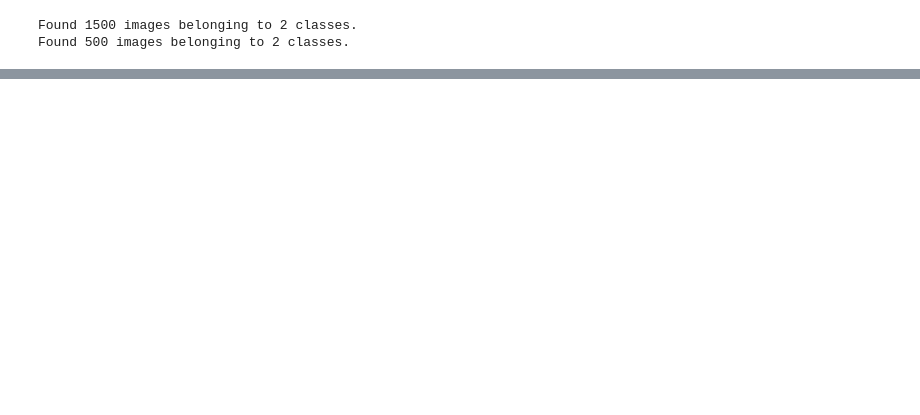
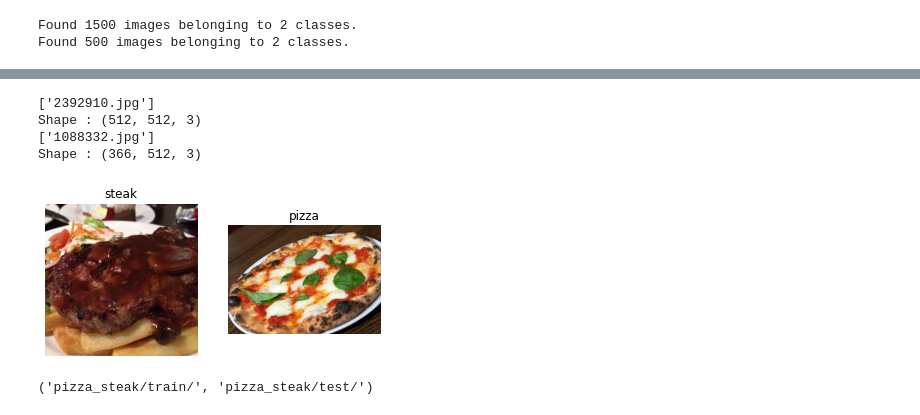
Before and after one commit to sanketpatel32/Deep-Learning, a Jupyter notebook: CNN.ipynb, the cells around one changed output, grey strips where cells are left out. Cells and saved outputs as stored; diff of their text form; code cells hidden in the pictures; blank space fills up the shorter version.

```diff
--- a/CNN.ipynb
+++ b/CNN.ipynb
@@ -141,3 +141,19 @@ Total params: 31,101
 Trainable params: 31,101
 Non-trainable params: 0
 _________________________________________________________________
+# %%
+plt.figure()
+plt.subplot(1,2,1)
+steak_img = veiw_random_image(target_dir="pizza_steak/train/" , target_class="steak")
+plt.subplot(1,2,2)
+pizza_img = veiw_random_image(target_dir="pizza_steak/train/" , target_class="pizza")
+# %% [output]
+['2392910.jpg']
+Shape : (512, 512, 3)
+['1088332.jpg']
+Shape : (366, 512, 3)
+[figure, added]
+# %%
+train_dir , test_dir
+# %% [output]
+('pizza_steak/train/', 'pizza_steak/test/')
```
Also changed, not shown: parts of 5 cells of this notebook.
